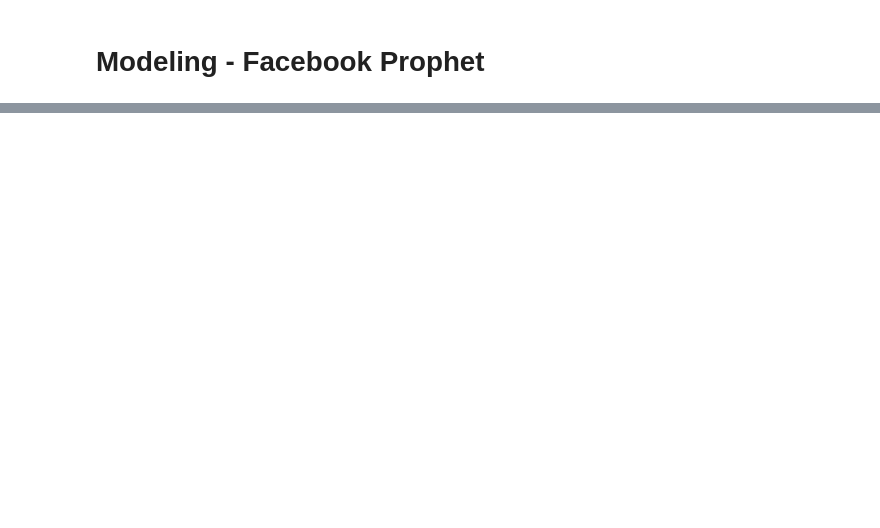
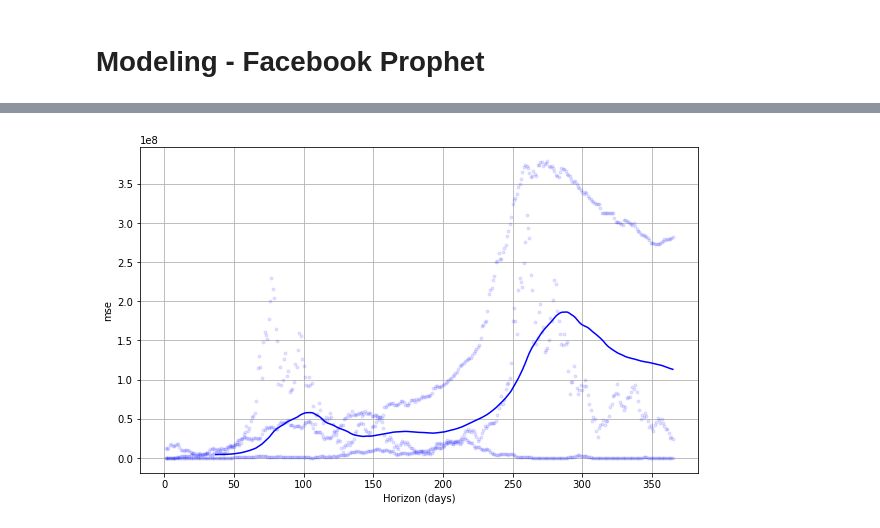
Before and after one commit to aquarius101204/DataScienceCapstoneProjects, a Jupyter notebook: 3rdCapstoneProject_Final/Unit27.1.1_Pre-processing_Work_and_Model_Final.ipynb, the cells around one changed output, grey strips where cells are left out. Drawn from its saved outputs; the diff is of its cells as text; code cells hidden in the pictures; blank space fills up the shorter version.

```diff
--- a/3rdCapstoneProject_Final/Unit27.1.1_Pre-processing_Work_and_Model_Final.ipynb
+++ b/3rdCapstoneProject_Final/Unit27.1.1_Pre-processing_Work_and_Model_Final.ipynb
@@ -524,0 +767,5 @@ ModuleNotFoundError: No module named 'fbprophet'
+# %%
+from prophet.plot import plot_cross_validation_metric
+fig = plot_cross_validation_metric(model_cv2, metric='mse')
+# %% [output]
+[figure, added]
```
Also changed, not shown: parts of 68 cells of this notebook.
